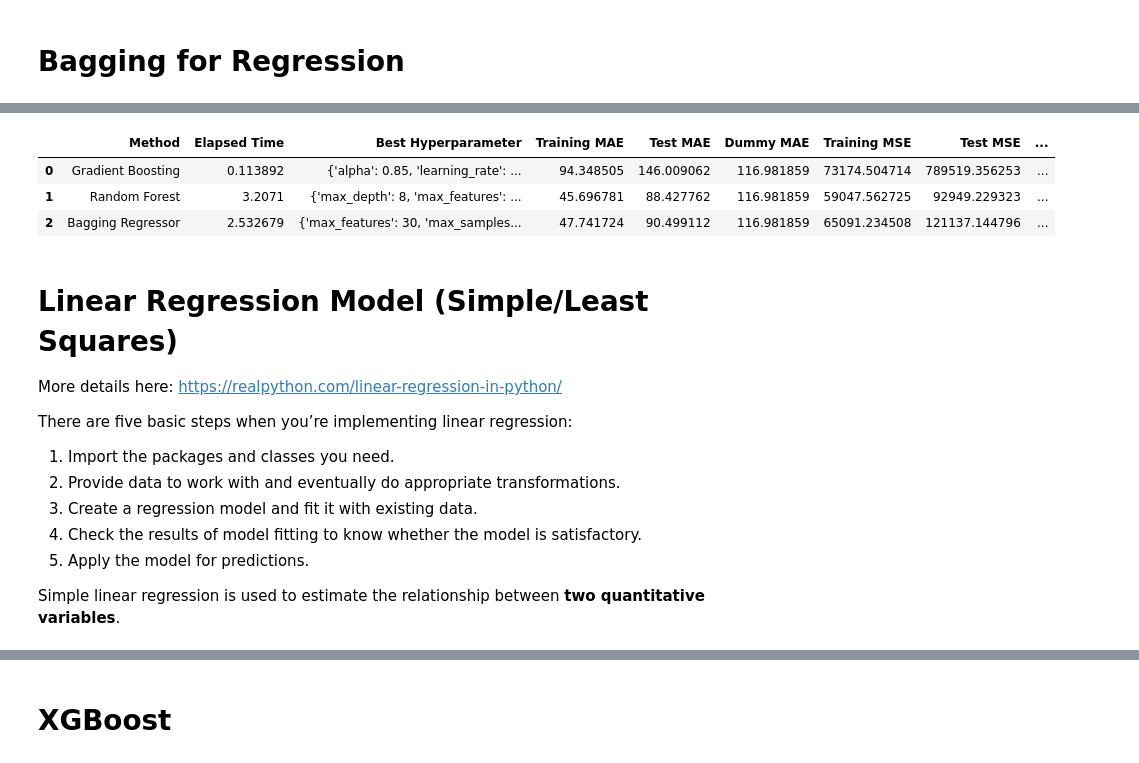
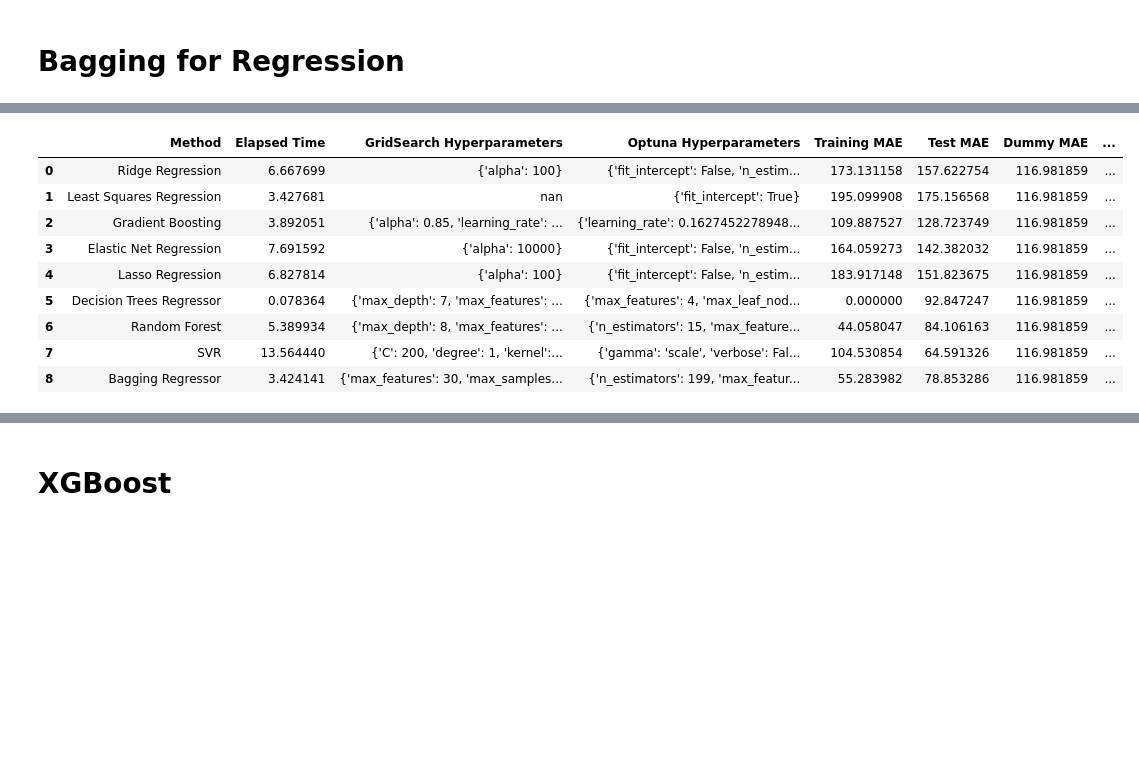
Before and after one commit to Ay0d/Machine-Learning, a Jupyter notebook: seattle-co2-totalghgemissions-2016.ipynb, the cells around one changed output, grey strips where cells are left out. Cells and saved outputs as stored; diff of their text form; code cells hidden in the pictures; blank space fills up the shorter version.

```diff
--- a/seattle-co2-totalghgemissions-2016.ipynb
+++ b/seattle-co2-totalghgemissions-2016.ipynb
@@ -414,0 +1156,6 @@ results
+# %%
+pd.set_option("display.max_colwidth", -1) # display the whole cell for best hyperparameter column
+lasso_results = pd.DataFrame(['Lasso Regression', lasso_time, g_lasso_param, optuna_lasso_params, lasso_train_mae, lasso_test_mae, dummy_test_mae, lasso_train_mse, lasso_test_mse, optuna_lasso_mse, dummy_test_mse, lasso_train_rmse, lasso_test_rmse, optuna_lasso_rmse, dummy_test_rmse, lasso_train_r2, lasso_test_r2, dummy_test_r2]).transpose()
+lasso_results.columns = ['Method', 'Elapsed Time','GridSearch Hyperparameters', 'Optuna Hyperparameters', 'Training MAE', 'Test MAE', 'Dummy MAE', 'Training MSE', 'Test MSE', 'Optuna Test MSE', 'Dummy MSE', 'Training RMSE', 'Test RMSE', 'Optuna Test RMSE', 'Dummy RMSE', 'Training R2', 'Test R2', 'Dummy R2']
+results = pd.concat([ridge_results, lr_results, grad_boosting_results, elastic_results, lasso_results], axis = 0).reset_index().drop(columns='index')
+results.style.apply(lambda x: ['background: lightblue' if x.name == 'Optuna Test RMSE' else '' for i in x])
@@ -414,0 +1339,6 @@ results
+# %%
+pd.set_option("display.max_colwidth", -1) # display the whole cell for best hyperparameter column
+tree_results = pd.DataFrame(['Decision Trees Regressor', tree_time, g_tree_param, optuna_tree_params, tree_train_mae, tree_test_mae, dummy_test_mae, tree_train_mse, tree_test_mse, optuna_tree_mse, dummy_test_mse, tree_train_rmse, tree_test_rmse, optuna_tree_rmse, dummy_test_rmse, tree_train_r2, tree_test_r2, dummy_test_r2]).transpose()
+tree_results.columns = ['Method', 'Elapsed Time','GridSearch Hyperparameters', 'Optuna Hyperparameters', 'Training MAE', 'Test MAE', 'Dummy MAE', 'Training MSE', 'Test MSE', 'Optuna Test MSE', 'Dummy MSE', 'Training RMSE', 'Test RMSE', 'Optuna Test RMSE', 'Dummy RMSE', 'Training R2', 'Test R2', 'Dummy R2']
+results = pd.concat([ridge_results, lr_results, grad_boosting_results, elastic_results, lasso_results, tree_results], axis = 0).reset_index().drop(columns='index')
+results.style.apply(lambda x: ['background: lightblue' if x.name == 'Optuna Test RMSE' else '' for i in x])
@@ -513,7 +1530,7 @@ plt.show()
 # %%
 pd.set_option("display.max_colwidth", -1) # display the whole cell for best hyperparameter column
-rf_results = pd.DataFrame(['Random Forest', rf_time, g_rf_param, rf_train_mae, rf_test_mae, dummy_test_mae, rf_train_mse, rf_test_mse, dummy_test_mse, rf_train_rmse, rf_test_rmse, dummy_test_rmse, rf_train_r2, rf_test_r2, dummy_test_r2]).transpose()
-rf_results.columns = ['Method', 'Elapsed Time', 'Best Hyperparameter', 'Training MAE', 'Test MAE', 'Dummy MAE', 'Training MSE', 'Test MSE', 'Dummy MSE', 'Training RMSE', 'Test RMSE', 'Dummy RMSE', 'Training R2', 'Test R2', 'Dummy R2']
-results = pd.concat([grad_boosting_results, rf_results], axis = 0).reset_index().drop(columns='index')
-results
+rf_results = pd.DataFrame(['Random Forest', rf_time, g_rf_param, optuna_rf_params, rf_train_mae, rf_test_mae, dummy_test_mae, rf_train_mse, rf_test_mse, optuna_rf_mse, dummy_test_mse, rf_train_rmse, rf_test_rmse, optuna_rf_rmse, dummy_test_rmse, rf_train_r2, rf_test_r2, dummy_test_r2]).transpose()
+rf_results.columns = ['Method', 'Elapsed Time', 'GridSearch Hyperparameters', 'Optuna Hyperparameters', 'Training MAE', 'Test MAE', 'Dummy MAE', 'Training MSE', 'Test MSE', 'Optuna Test MSE', 'Dummy MSE', 'Training RMSE', 'Test RMSE', 'Optuna Test RMSE', 'Dummy RMSE', 'Training R2', 'Test R2', 'Dummy R2']
+results = pd.concat([ridge_results, lr_results, grad_boosting_results, elastic_results, lasso_results, tree_results, rf_results], axis = 0).reset_index().drop(columns='index')
+results.style.apply(lambda x: ['background: lightblue' if x.name == 'Optuna Test RMSE' else '' for i in x])
 # %% [output]
@@ -531,0 +1721,6 @@ plt.show()
+# %%
+pd.set_option("display.max_colwidth", -1) # display the whole cell for best hyperparameter column
+svr_results = pd.DataFrame(['SVR', svr_time, gsvr_param, optuna_svr_params, svr_train_mae, svr_test_mae, dummy_test_mae, svr_train_mse, svr_test_mse, optuna_svr_mse, dummy_test_mse, svr_train_rmse, svr_test_rmse, optuna_svr_rmse, dummy_test_rmse,  svr_train_r2, svr_test_r2, dummy_test_r2]).transpose()
+svr_results.columns = ['Method', 'Elapsed Time','GridSearch Hyperparameters', 'Optuna Hyperparameters', 'Training MAE', 'Test MAE', 'Dummy MAE', 'Training MSE', 'Test MSE', 'Optuna Test MSE', 'Dummy MSE', 'Training RMSE', 'Test RMSE', 'Optuna Test RMSE', 'Dummy RMSE', 'Training R2', 'Test R2', 'Dummy R2']
+results = pd.concat([ridge_results, lr_results, grad_boosting_results, elastic_results, lasso_results, tree_results, rf_results, svr_results], axis = 0).reset_index().drop(columns='index')
+results.style.apply(lambda x: ['background: lightblue' if x.name == 'Optuna Test RMSE' else '' for i in x])
@@ -624,25 +1900,17 @@ plt.show()
 # %%
 pd.set_option("display.max_colwidth", -1) # display the whole cell for best hyperparameter column
-bagging_results = pd.DataFrame(['Bagging Regressor', rbagging_time, g_rbag_param, reg_bagging_train_mae, reg_bagging_test_mae, dummy_test_mae, reg_bagging_train_mse, reg_bagging_test_mse, dummy_test_mse, reg_bagging_train_rmse, reg_bagging_test_rmse, dummy_test_rmse, reg_bagging_train_r2, reg_bagging_test_r2, dummy_test_r2]).transpose()
-bagging_results.columns = ['Method', 'Elapsed Time', 'Best Hyperparameter', 'Training MAE', 'Test MAE', 'Dummy MAE', 'Training MSE', 'Test MSE', 'Dummy MSE', 'Training RMSE', 'Test RMSE', 'Dummy RMSE', 'Training R2', 'Test R2', 'Dummy R2']
-results = pd.concat([grad_boosting_results, rf_results, bagging_results], axis = 0).reset_index().drop(columns='index')
-results
+bagging_results = pd.DataFrame(['Bagging Regressor', rbagging_time, g_rbag_param, optuna_bagging_params, reg_bagging_train_mae, reg_bagging_test_mae, dummy_test_mae, reg_bagging_train_mse, reg_bagging_test_mse, optuna_bagging_mse, dummy_test_mse, reg_bagging_train_rmse, reg_bagging_test_rmse, optuna_bagging_rmse, dummy_test_rmse, reg_bagging_train_r2, reg_bagging_test_r2, dummy_test_r2]).transpose()
+bagging_results.columns = ['Method', 'Elapsed Time', 'GridSearch Hyperparameters', 'Optuna Hyperparameters', 'Training MAE', 'Test MAE', 'Dummy MAE', 'Training MSE', 'Test MSE', 'Optuna Test MSE', 'Dummy MSE', 'Training RMSE', 'Test RMSE', 'Optuna Test RMSE', 'Dummy RMSE', 'Training R2', 'Test R2', 'Dummy R2']
+results = pd.concat([ridge_results, lr_results, grad_boosting_results, elastic_results, lasso_results, tree_results, rf_results, svr_results, bagging_results], axis = 0).reset_index().drop(columns='index')
+results.style.apply(lambda x: ['background: lightblue' if x.name == 'Optuna Test RMSE' else '' for i in x])
 # %% [output]
-|  | Method | Elapsed Time | Best Hyperparameter | Training MAE | Test MAE | Dummy MAE | Training MSE | Test MSE | ... |
-| 0 | Gradient Boosting | 0.113892 | {'alpha': 0.85, 'learning_rate': ... | 94.348505 | 146.009062 | 116.981859 | 73174.504714 | 789519.356253 | ... |
-| 1 | Random Forest | 3.2071 | {'max_depth': 8, 'max_features': ... | 45.696781 | 88.427762 | 116.981859 | 59047.562725 | 92949.229323 | ... |
-| 2 | Bagging Regressor | 2.532679 | {'max_features': 30, 'max_samples... | 47.741724 | 90.499112 | 116.981859 | 65091.234508 | 121137.144796 | ... |
+|  | Method | Elapsed Time | GridSearch Hyperparameters | Optuna Hyperparameters | Training MAE | Test MAE | Dummy MAE | ... |
+| 0 | Ridge Regression | 6.667699 | {'alpha': 100} | {'fit_intercept': False, 'n_estim... | 173.131158 | 157.622754 | 116.981859 | ... |
+| 1 | Least Squares Regression | 3.427681 | nan | {'fit_intercept': True} | 195.099908 | 175.156568 | 116.981859 | ... |
+| 2 | Gradient Boosting | 3.892051 | {'alpha': 0.85, 'learning_rate': ... | {'learning_rate': 0.1627452278948... | 109.887527 | 128.723749 | 116.981859 | ... |
+| 3 | Elastic Net Regression | 7.691592 | {'alpha': 10000} | {'fit_intercept': False, 'n_estim... | 164.059273 | 142.382032 | 116.981859 | ... |
+| 4 | Lasso Regression | 6.827814 | {'alpha': 100} | {'fit_intercept': False, 'n_estim... | 183.917148 | 151.823675 | 116.981859 | ... |
+| 5 | Decision Trees Regressor | 0.078364 | {'max_depth': 7, 'max_features': ... | {'max_features': 4, 'max_leaf_nod... | 0.000000 | 92.847247 | 116.981859 | ... |
+| 6 | Random Forest | 5.389934 | {'max_depth': 8, 'max_features': ... | {'n_estimators': 15, 'max_feature... | 44.058047 | 84.106163 | 116.981859 | ... |
+| 7 | SVR | 13.564440 | {'C': 200, 'degree': 1, 'kernel':... | {'gamma': 'scale', 'verbose': Fal... | 104.530854 | 64.591326 | 116.981859 | ... |
+| 8 | Bagging Regressor | 3.424141 | {'max_features': 30, 'max_samples... | {'n_estimators': 199, 'max_featur... | 55.283982 | 78.853286 | 116.981859 | ... |
-# %% [markdown]
-# Linear Regression Model (Simple/Least Squares)
-
-More details here: https://realpython.com/linear-regression-in-python/
-
-There are five basic steps when you’re implementing linear regression:
-
-1. Import the packages and classes you need.
-2. Provide data to work with and eventually do appropriate transformations.
-3. Create a regression model and fit it with existing data.
-4. Check the results of model fitting to know whether the model is satisfactory.
-5. Apply the model for predictions.
-
-Simple linear regression is used to estimate the relationship between **two quantitative variables**.
```
Also changed, not shown: parts of 101 cells of this notebook.
